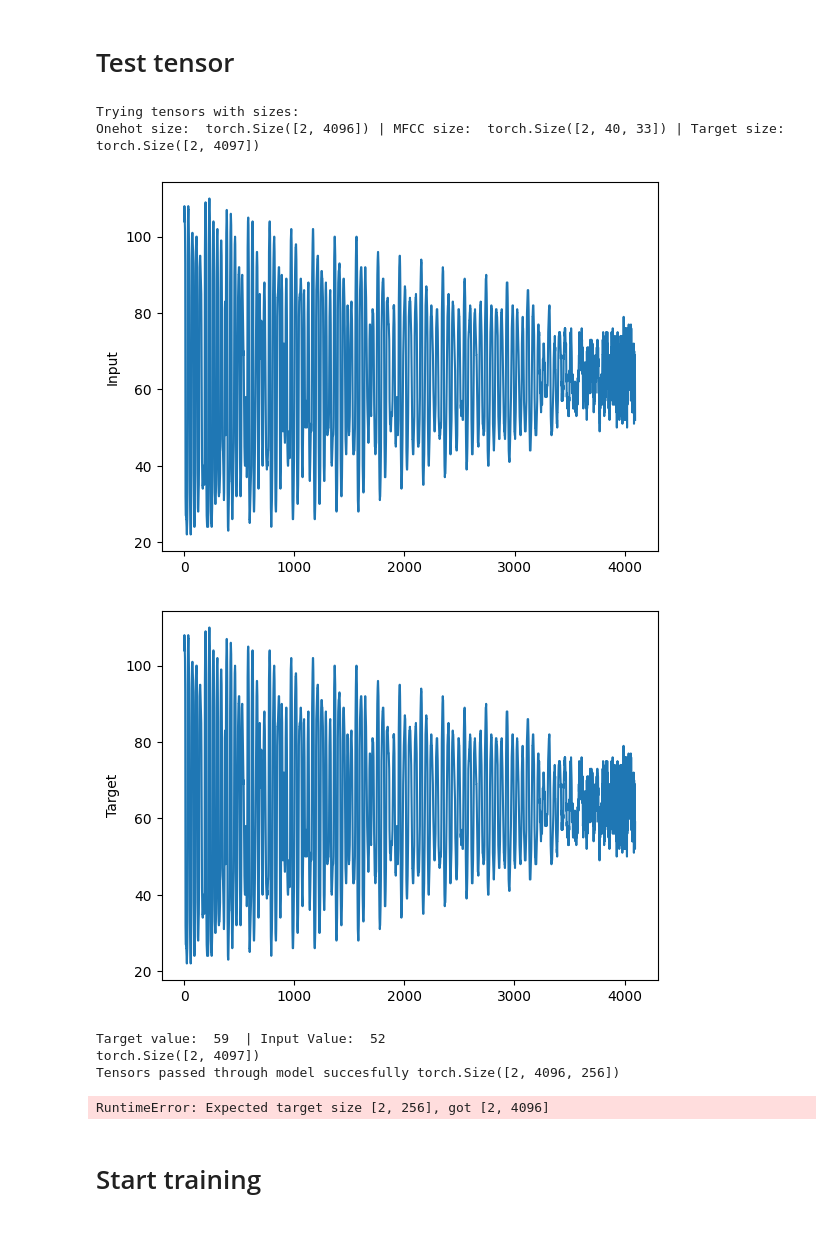
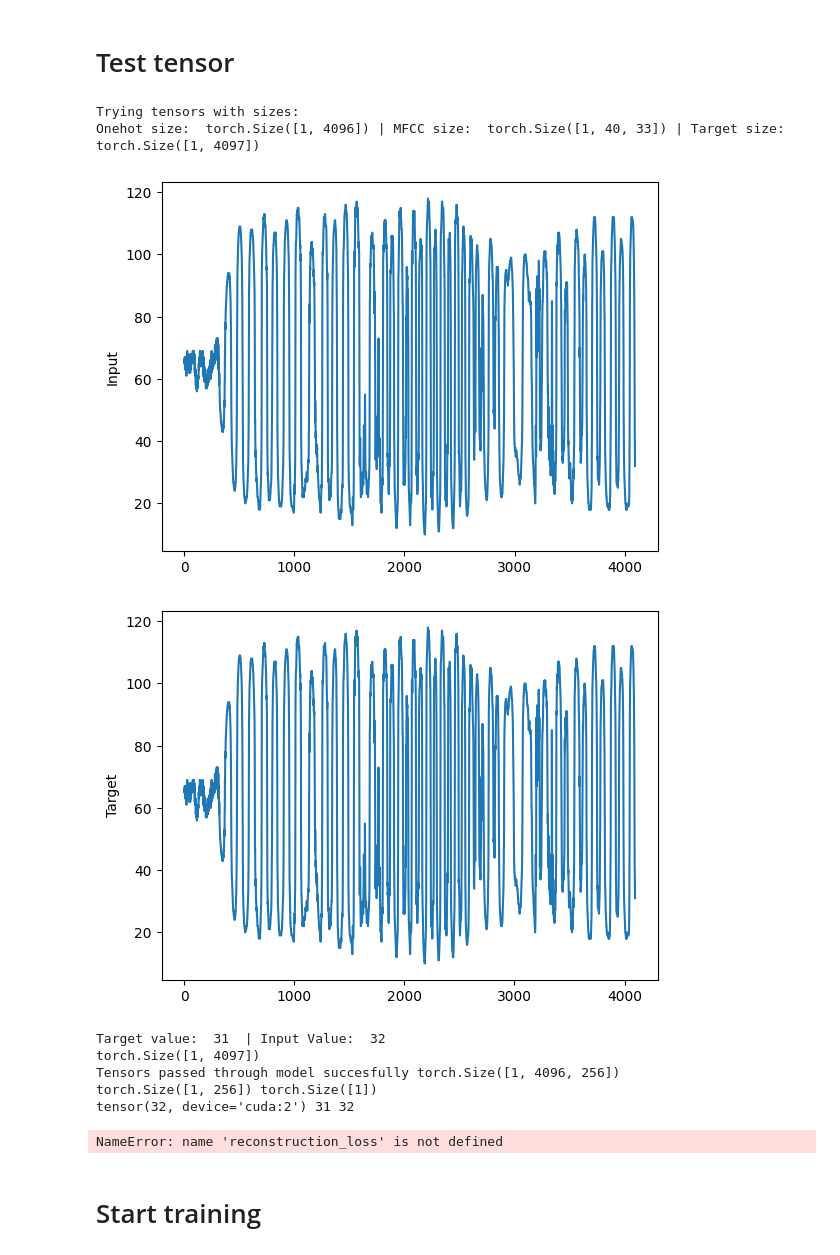
Before and after one commit to WouterBesse/Sonified-Latent-Data, a Jupyter notebook: WaveVaePlayground.ipynb, the cells around one changed output. Drawn from its saved outputs; the diff is of its cells as text; code cells hidden in the pictures.

```diff
--- a/WaveVaePlayground.ipynb
+++ b/WaveVaePlayground.ipynb
@@ -58,7 +58,7 @@ import matplotlib.pyplot as plt
 # loss_fn = torch.nn.MSELoss()
 loss_fn = torch.nn.CrossEntropyLoss(reduction='none')
 
-onehot, mfcc, target = next(iter(VAEDataloader))
+onehot, mfcc, target = next(iter(val_VAEDataloader))
 onehot = onehot.to(device)
 mfcc = mfcc.to(device)
 target = target.to(device)
@@ -73,41 +73,43 @@ plt.show()
 plt.plot(torch.squeeze(target[0]).cpu().numpy())
 plt.ylabel('Target')
 plt.show()
 
 
 
 print("Target value: ", target[0, -1].item(), " | Input Value: ", onehot[0, -1].item())
 
 # target = torch.unsqueeze(torch.unsqueeze(target[:, -1], 1), 1)
 print(target.size())
 
 output, _, _ = WaveVAE(onehot, mfcc, True)
 output = output.transpose(2,1)
 print("Tensors passed through model succesfully", output.size())
 
-reconstruction_loss = torch.mean(loss_fn(torch.squeeze(output), torch.squeeze(target)[:, 1:])[-1], 0)
+# reconstruction_loss = torch.mean(loss_fn(torch.squeeze(output), torch.squeeze(target)[:, 1:])[-1], 0)
 
 print(output[0, 4095:].contiguous().view(1, 256).size(), target[0, 4096:].contiguous().view(-1).size())
 print(torch.argmax(output[0, -1].squeeze()), target[0, -1].squeeze().item(), onehot[0, -1].squeeze().item())
 
 # reconstruction_loss = loss_fn(output[:, :, -1], target[:, :, -1])
 print("Reconstruction loss =", reconstruction_loss.item())
 
 # onehot = torch.nn.functional.sigmoid(onehot[0, :, -1])
 # output = torch.nn.functional.sigmoid(output[0, :, -1])
 # onehotmax = torch.argmax(onehot)
 # outputmax = torch.argmax(output)
 
 print(onehot[0, :, -1].item(), output[0, :, -1].item(), target[0, :, -1].item())
 # %% [output]
 Trying tensors with sizes:
-Onehot size:  torch.Size([2, 4096]) | MFCC size:  torch.Size([2, 40, 33]) | Target size:  torch.Size([2, 4097])
+Onehot size:  torch.Size([1, 4096]) | MFCC size:  torch.Size([1, 40, 33]) | Target size:  torch.Size([1, 4097])
-[figure, old version]
+[figure, new version]
-[figure, old version]
+[figure, new version]
-Target value:  59  | Input Value:  52
-torch.Size([2, 4097])
-Tensors passed through model succesfully torch.Size([2, 4096, 256])
+Target value:  31  | Input Value:  32
+torch.Size([1, 4097])
+Tensors passed through model succesfully torch.Size([1, 4096, 256])
+torch.Size([1, 256]) torch.Size([1])
+tensor(32, device='cuda:2') 31 32
-RuntimeError: Expected target size [2, 256], got [2, 4096]
+NameError: name 'reconstruction_loss' is not defined
 # %% [markdown]
 # Start training
 # %%
```
Also changed, not shown: parts of 4 cells of this notebook, 4 other files.
